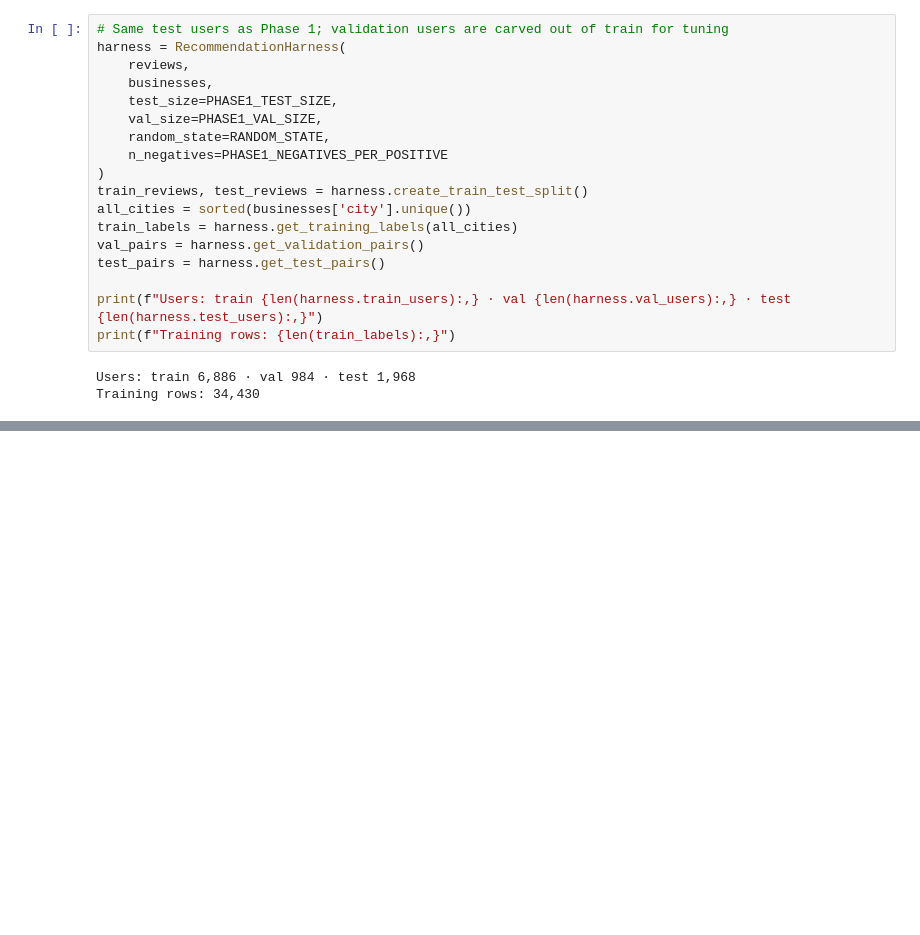
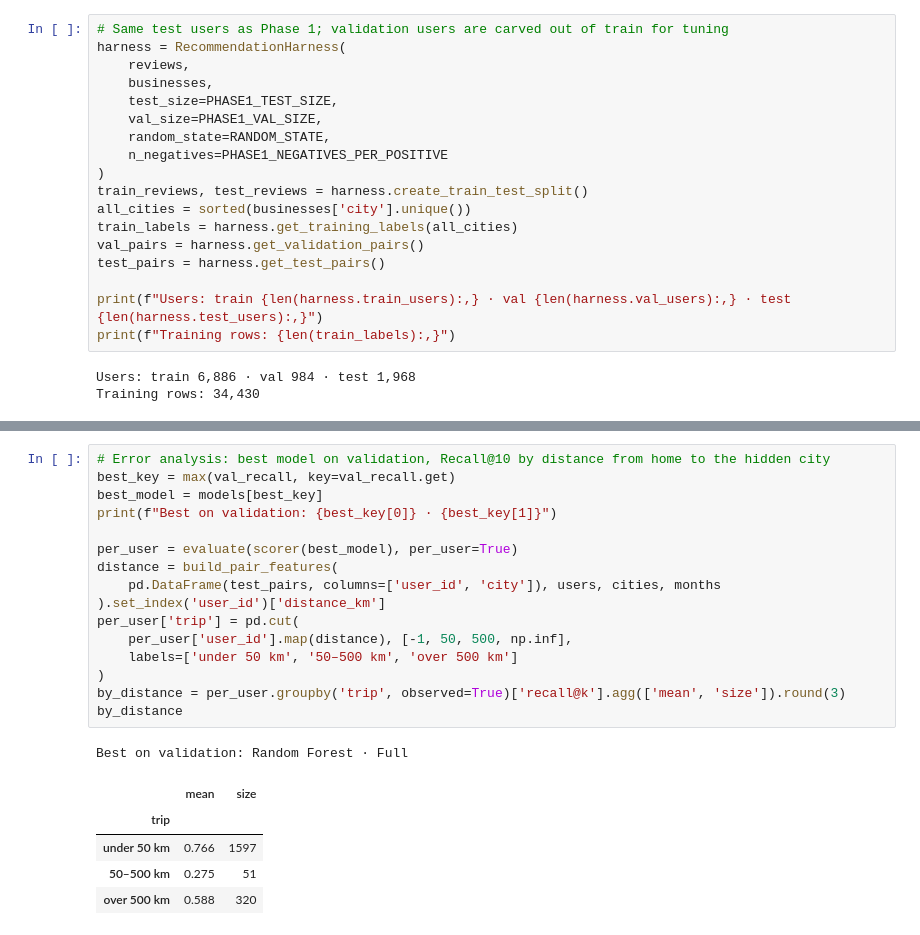
Before and after one commit to Serenity1998/ML-Project, a Jupyter notebook: notebooks/phase4_models/03_ranking_models.ipynb, the cells around one changed output, grey strips where cells are left out. Saved outputs shown, nothing was run; the diff lists cells and outputs as text; blank space fills up the shorter version.

```diff
--- a/notebooks/phase4_models/03_ranking_models.ipynb
+++ b/notebooks/phase4_models/03_ranking_models.ipynb
@@ -162,0 +158,23 @@ Test users: 1,968
+# %%
+# Error analysis: best model on validation, Recall@10 by distance from home to the hidden city
+best_key = max(val_recall, key=val_recall.get)
+best_model = models[best_key]
+print(f"Best on validation: {best_key[0]} · {best_key[1]}")
+
+per_user = evaluate(scorer(best_model), per_user=True)
+distance = build_pair_features(
+    pd.DataFrame(test_pairs, columns=['user_id', 'city']), users, cities, months
+).set_index('user_id')['distance_km']
+per_user['trip'] = pd.cut(
+    per_user['user_id'].map(distance), [-1, 50, 500, np.inf],
+    labels=['under 50 km', '50–500 km', 'over 500 km']
+)
+by_distance = per_user.groupby('trip', observed=True)['recall@k'].agg(['mean', 'size']).round(3)
+by_distance
+# %% [output]
+Best on validation: Random Forest · Full
+|  | mean | size |
+| trip |  |  |
+| under 50 km | 0.766 | 1597 |
+| 50–500 km | 0.275 | 51 |
+| over 500 km | 0.588 | 320 |
```
Also changed, not shown: parts of 12 cells of this notebook, 8 other files.
